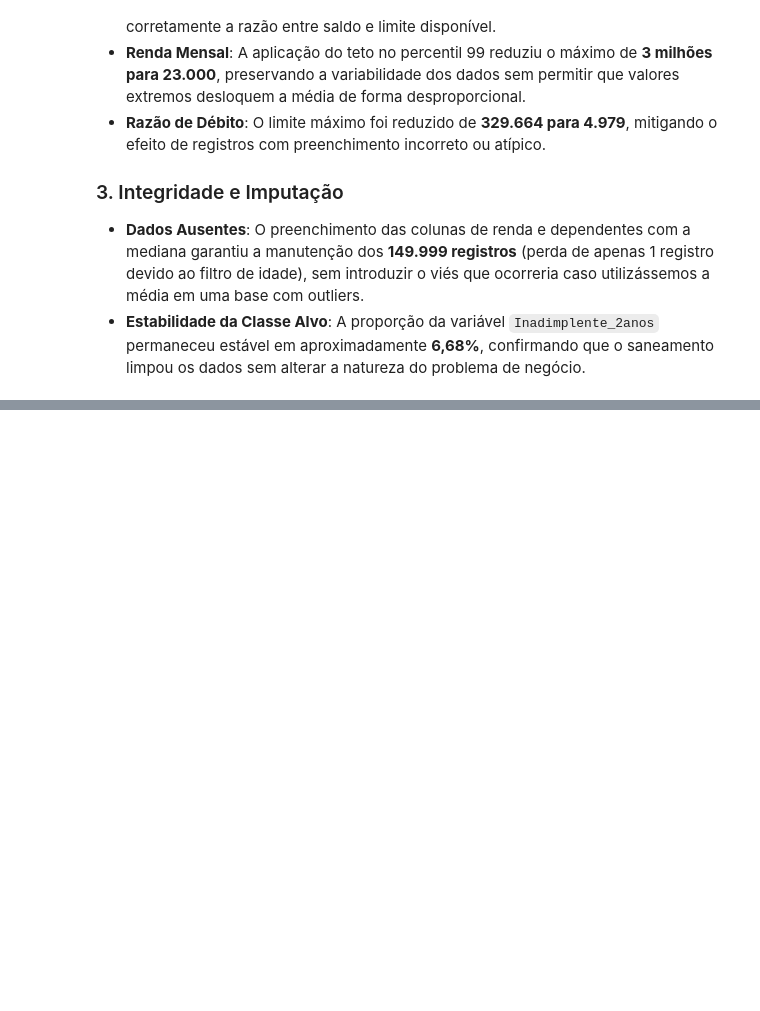
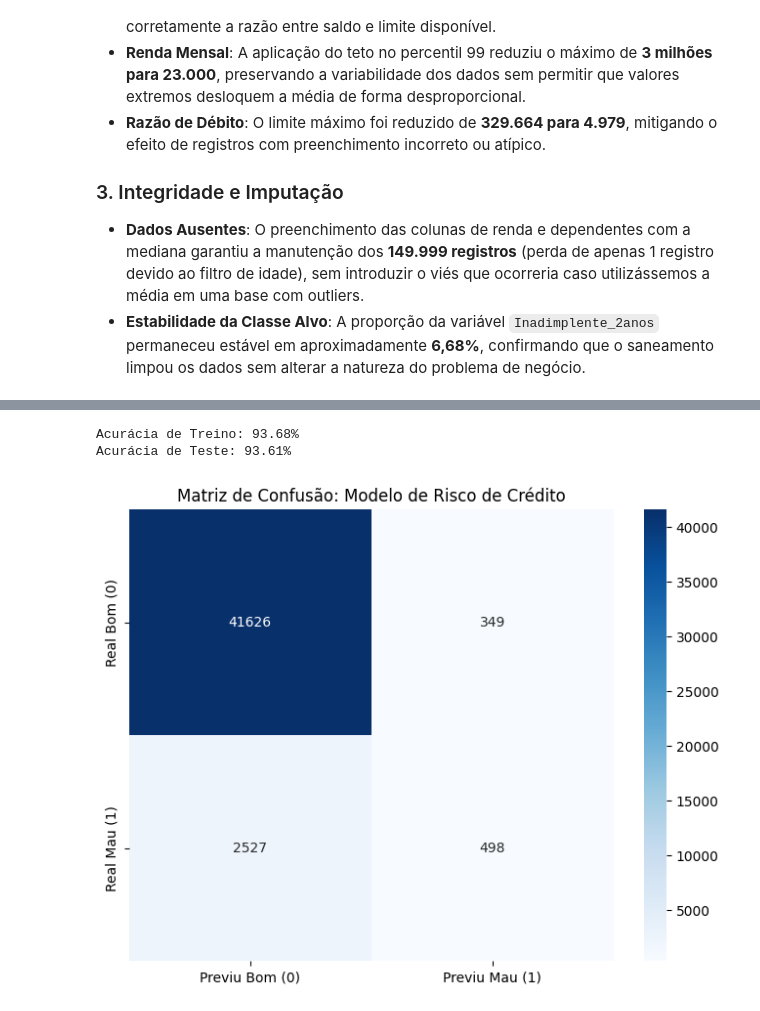
Before and after one commit to nayarasudariodiniz/credit-scoring-logistic-regression, a Jupyter notebook: GiveMeSomeCredit.ipynb, the cells around one changed output, grey strips where cells are left out. Drawn from its saved outputs; the diff is of its cells as text; code cells hidden in the pictures; blank space fills up the shorter version.

```diff
--- a/GiveMeSomeCredit.ipynb
+++ b/GiveMeSomeCredit.ipynb
@@ -349,0 +367,11 @@ As variáveis financeiras agora apresentam amplitudes condizentes com a realidad
+# %%
+from sklearn.linear_model import LogisticRegression
+
+# Instanciando o modelo de Regressão Logística
+# Definimos max_iter=1000 para garantir a convergência do algoritmo
+modelo = LogisticRegression(max_iter=1000)
+
+# Treinamento do modelo (Fit)
+modelo.fit(treino_x, treino_y)
+
+print(f"Modelo treinado com sucesso!")
@@ -349,0 +434,32 @@ As variáveis financeiras agora apresentam amplitudes condizentes com a realidad
+# %%
+from sklearn.metrics import accuracy_score, confusion_matrix
+
+# 1. Gerando as previsões para as duas bases
+previsoes_treino = modelo.predict(treino_x)
+previsoes_teste = modelo.predict(teste_x)
+
+# 2. Calculando a acurácia de treino e teste
+acuracia_treino = accuracy_score(treino_y, previsoes_treino)
+acuracia_teste = accuracy_score(teste_y, previsoes_teste)
+
+# 3. Formatando a saída conforme a aula
+print(f"Acurácia de Treino: {acuracia_treino * 100:.2f}%")
+print(f"Acurácia de Teste: {acuracia_teste * 100:.2f}%")
+
+# 4. Matriz de Confusão (Base de Teste)
+matriz = confusion_matrix(teste_y, previsoes_teste)
+# Transformando a matriz em um DataFrame com rótulos
+df_matriz = pd.DataFrame(
+    matriz,
+    index=['Real Bom (0)', 'Real Mau (1)'],
+    columns=['Previu Bom (0)', 'Previu Mau (1)']
+)
+
+plt.figure(figsize=(8, 6))
+sns.heatmap(df_matriz, annot=True, fmt='d', cmap='Blues')
+plt.title('Matriz de Confusão: Modelo de Risco de Crédito')
+plt.show()
+# %% [output]
+Acurácia de Treino: 93.68%
+Acurácia de Teste: 93.61%
+[figure, added]
```
Also changed, not shown: parts of 30 cells of this notebook.
